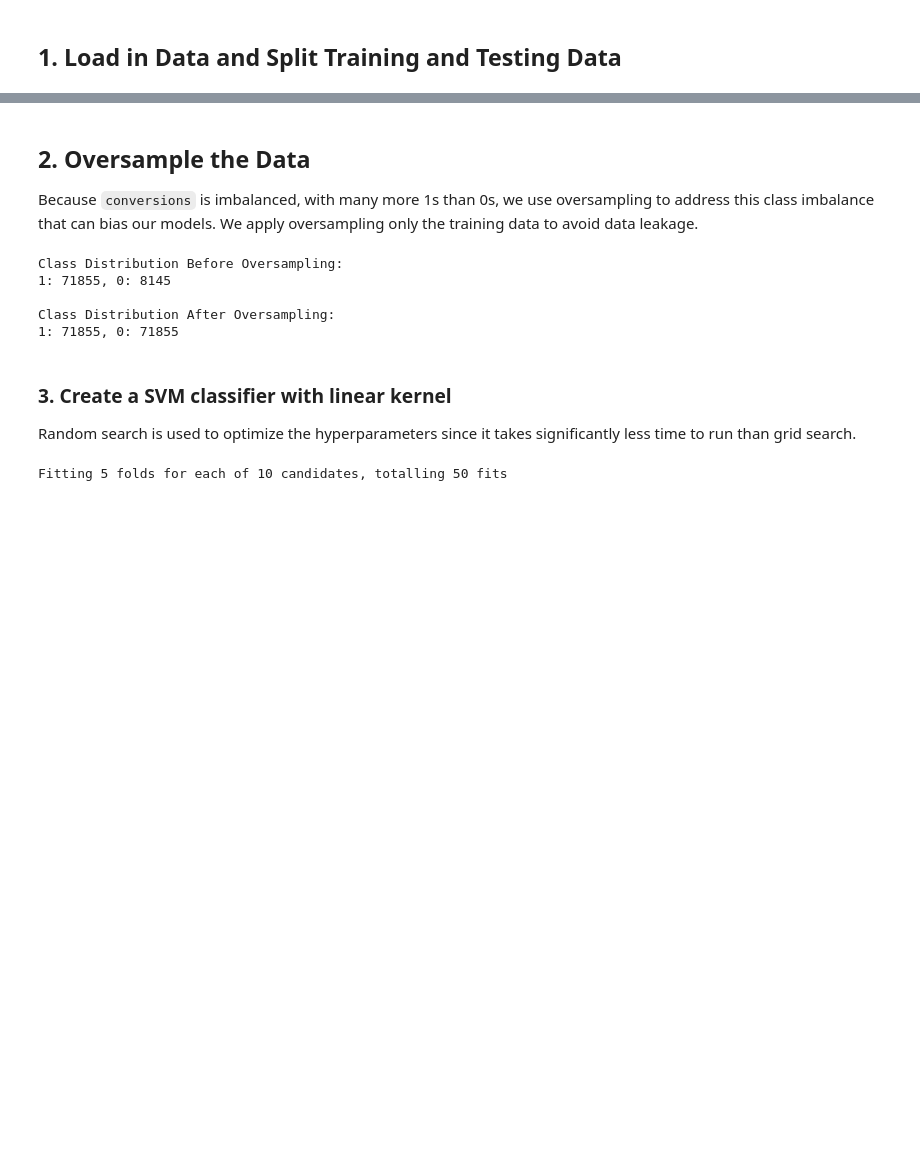
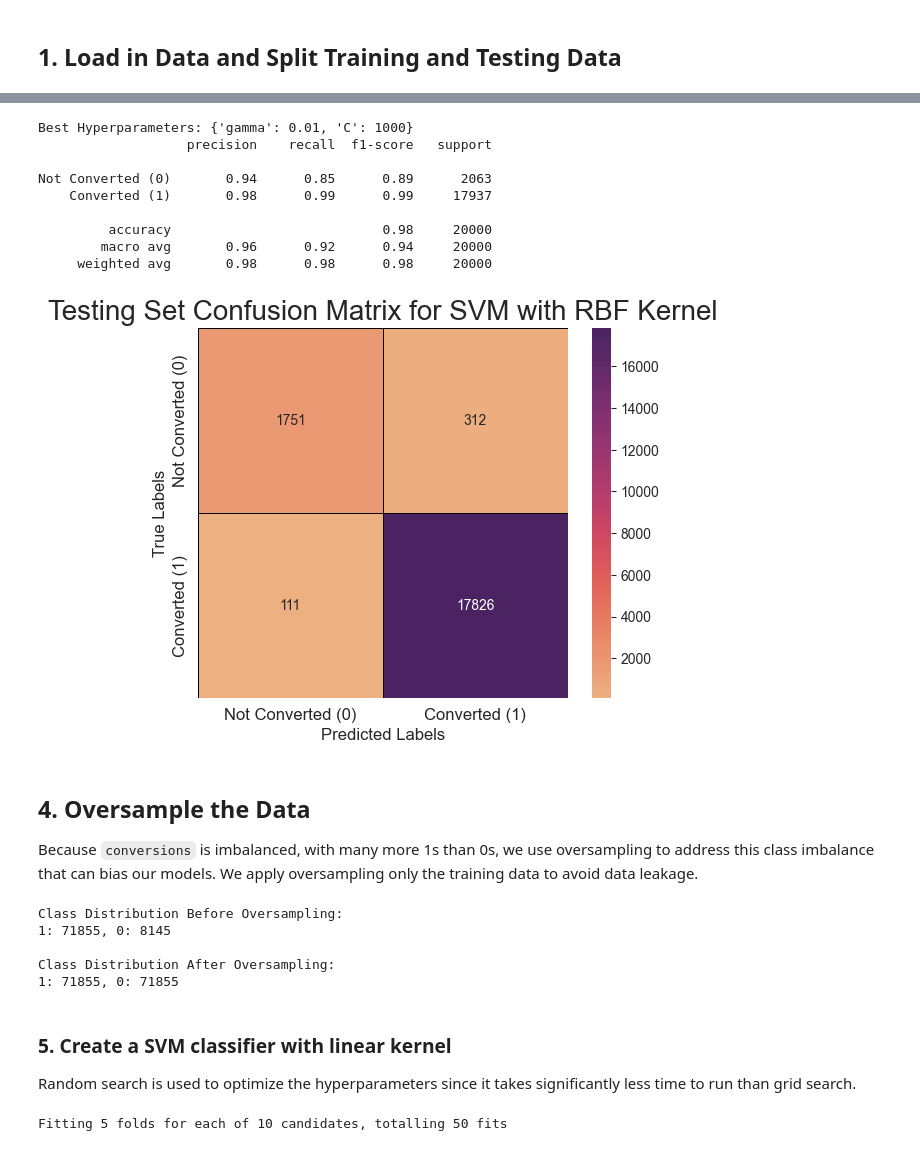
Before and after one commit to DanielDanyang/ECS171-Group10, a Jupyter notebook: svm.ipynb, the cells around one changed output, grey strips where cells are left out. Drawn from its saved outputs; the diff is of its cells as text; code cells hidden in the pictures; blank space fills up the shorter version.

```diff
--- a/svm.ipynb
+++ b/svm.ipynb
@@ -28,0 +112,17 @@ y_test = y_test.to_numpy().ravel()
+# %%
+# Create SVM classifier with RBF kernel
+rbf_model = svm.SVC(kernel='rbf')
+
+# Specify hyperparameters to tune
+param_dict = {'C': [0.1, 1, 10, 100, 1000],
+              'gamma': [1, 0.1, 0.01, 0.001, 0.0001]}
+
+# Perform hyperparameter tuning with random search
+random_search_rbf = RandomizedSearchCV(rbf_model, param_distributions=param_dict, n_iter=10, cv=5, verbose=2, n_jobs=-1)
+random_search_rbf.fit(x_train, y_train)
+
+# Get best model
+best_rbf_model = random_search_rbf.best_estimator_
+
+# Make predictions on testing data with best hyperparameters
+y_pred_rbf = best_rbf_model.predict(x_test)
@@ -29,5 +166,36 @@ y_test = y_test.to_numpy().ravel()
+# %%
+# Display best hyperparameters
+print(f'Best Hyperparameters: {random_search_rbf.best_params_}')
+
+# Display metrics on the best RBF model
+class_report_rbf = classification_report(y_test, y_pred_rbf, target_names=['Not Converted (0)', 'Converted (1)'])
+print(class_report_rbf)
+
+# Create confusion matrix for the testing set
+matrix_labels = ['Not Converted (0)', 'Converted (1)']
+rbf_matrix = confusion_matrix(y_test, y_pred_rbf)
+ax = plt.subplot()
+sns.heatmap(rbf_matrix, annot=True, fmt="g", ax=ax, cmap="flare",
+            linewidths=0.5, linecolor="black", square=True)
+ax.set_title("Testing Set Confusion Matrix for SVM with RBF Kernel", fontsize=20)
+ax.set_xlabel("Predicted Labels", fontsize=12)
+ax.set_ylabel("True Labels", fontsize=12)
+ax.xaxis.set_ticklabels(matrix_labels, fontsize=12)
+ax.yaxis.set_ticklabels(matrix_labels, fontsize=12)
+plt.show()
+# %% [output]
+Best Hyperparameters: {'gamma': 0.01, 'C': 1000}
+                   precision    recall  f1-score   support
+
+Not Converted (0)       0.94      0.85      0.89      2063
+    Converted (1)       0.98      0.99      0.99     17937
+
+         accuracy                           0.98     20000
+        macro avg       0.96      0.92      0.94     20000
+     weighted avg       0.98      0.98      0.98     20000
+[figure, added]
 # %% [markdown]
-## 2. Oversample the Data
+## 4. Oversample the Data
 Because `conversions` is imbalanced, with many more 1s than 0s, we use oversampling to address this class imbalance that can bias our models. We apply oversampling only the training data to avoid data leakage.
 # %%
 # Use random oversampling
@@ -50,7 +218,7 @@ Class Distribution Before Oversampling:
 Class Distribution After Oversampling:
 1: 71855, 0: 71855
 # %% [markdown]
-### 3. Create a SVM classifier with linear kernel
+### 5. Create a SVM classifier with linear kernel
 Random search is used to optimize the hyperparameters since it takes significantly less time to run than grid search.
 # %%
 # Create SVM classifier with RBF kernel
```
Also changed, not shown: parts of 6 cells of this notebook, 1 other file.
